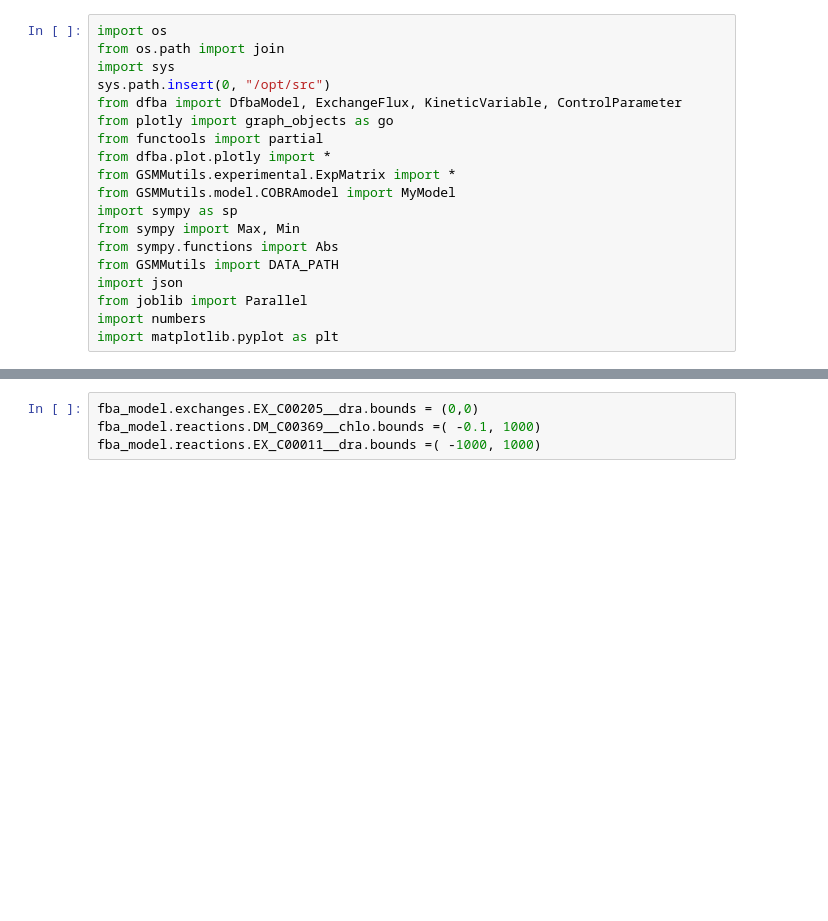
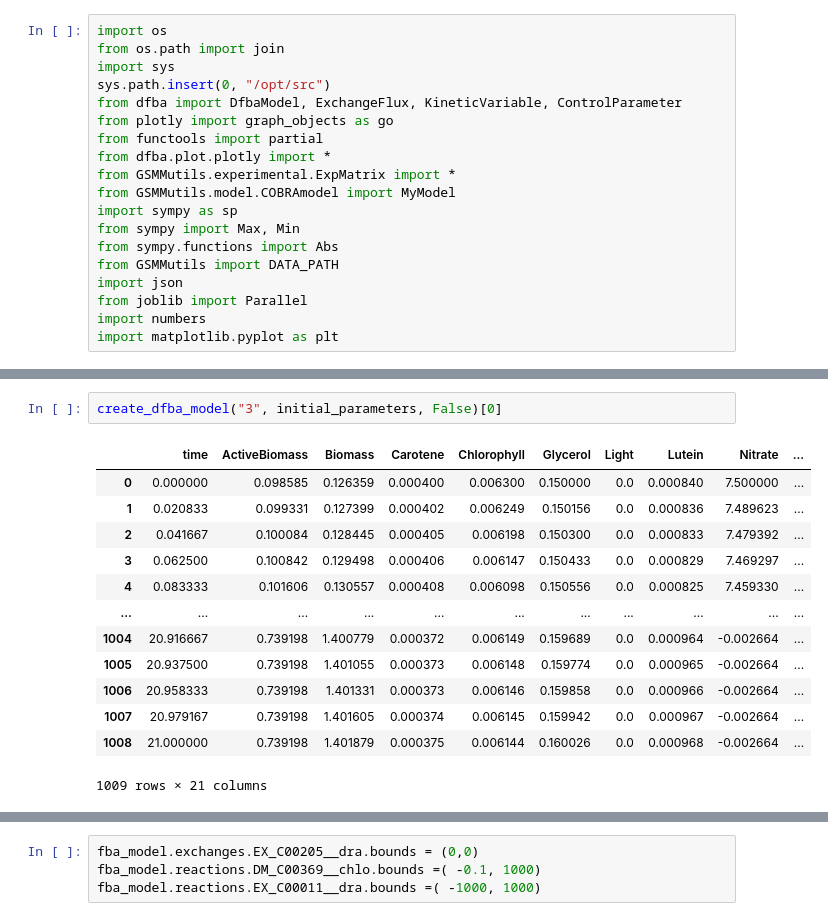
Before and after one commit to ecunha1996/GSMMutils, a Jupyter notebook: examples/test_dynamicfba.ipynb, the cells around one changed output, grey strips where cells are left out. Cells and saved outputs as stored; diff of their text form; blank space fills up the shorter version.

```diff
--- a/examples/test_dynamicfba.ipynb
+++ b/examples/test_dynamicfba.ipynb
@@ -58,3 +81,19 @@ concentrations, trajectories = create_dfba_model("3", initial_parameters, True)
+# %%
+create_dfba_model("3", initial_parameters, False)[0]
+# %% [output]
+|  | time | ActiveBiomass | Biomass | Carotene | Chlorophyll | Glycerol | Light | Lutein | Nitrate | ... |
+| 0 | 0.000000 | 0.098585 | 0.126359 | 0.000400 | 0.006300 | 0.150000 | 0.0 | 0.000840 | 7.500000 | ... |
+| 1 | 0.020833 | 0.099331 | 0.127399 | 0.000402 | 0.006249 | 0.150156 | 0.0 | 0.000836 | 7.489623 | ... |
+| 2 | 0.041667 | 0.100084 | 0.128445 | 0.000405 | 0.006198 | 0.150300 | 0.0 | 0.000833 | 7.479392 | ... |
+| 3 | 0.062500 | 0.100842 | 0.129498 | 0.000406 | 0.006147 | 0.150433 | 0.0 | 0.000829 | 7.469297 | ... |
+| 4 | 0.083333 | 0.101606 | 0.130557 | 0.000408 | 0.006098 | 0.150556 | 0.0 | 0.000825 | 7.459330 | ... |
+| ... | ... | ... | ... | ... | ... | ... | ... | ... | ... | ... |
+| 1004 | 20.916667 | 0.739198 | 1.400779 | 0.000372 | 0.006149 | 0.159689 | 0.0 | 0.000964 | -0.002664 | ... |
+| 1005 | 20.937500 | 0.739198 | 1.401055 | 0.000373 | 0.006148 | 0.159774 | 0.0 | 0.000965 | -0.002664 | ... |
+| 1006 | 20.958333 | 0.739198 | 1.401331 | 0.000373 | 0.006146 | 0.159858 | 0.0 | 0.000966 | -0.002664 | ... |
+| 1007 | 20.979167 | 0.739198 | 1.401605 | 0.000374 | 0.006145 | 0.159942 | 0.0 | 0.000967 | -0.002664 | ... |
+| 1008 | 21.000000 | 0.739198 | 1.401879 | 0.000375 | 0.006144 | 0.160026 | 0.0 | 0.000968 | -0.002664 | ... |
+1009 rows × 21 columns
 # %%
 matrix = ExpMatrix(f"{DATA_PATH}/experimental/Matriz- DCCR Dunaliella salina_dfba.xlsx")
 matrix.conditions = "Resume"
```
Also changed, not shown: parts of 35 cells of this notebook, 8 other files.
